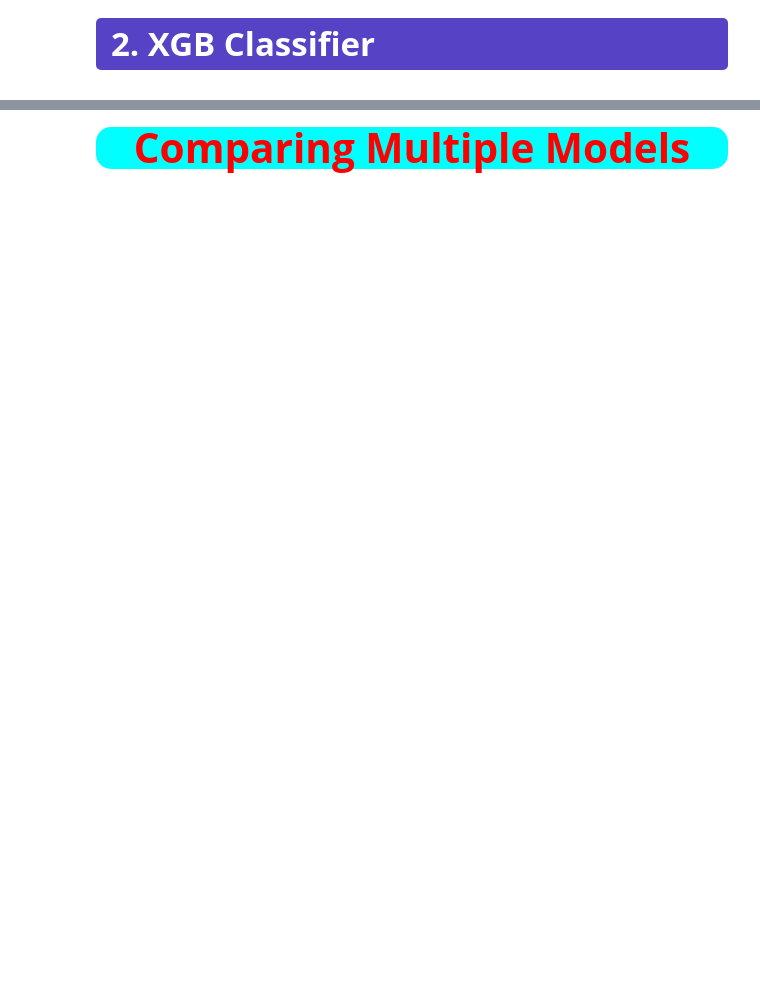
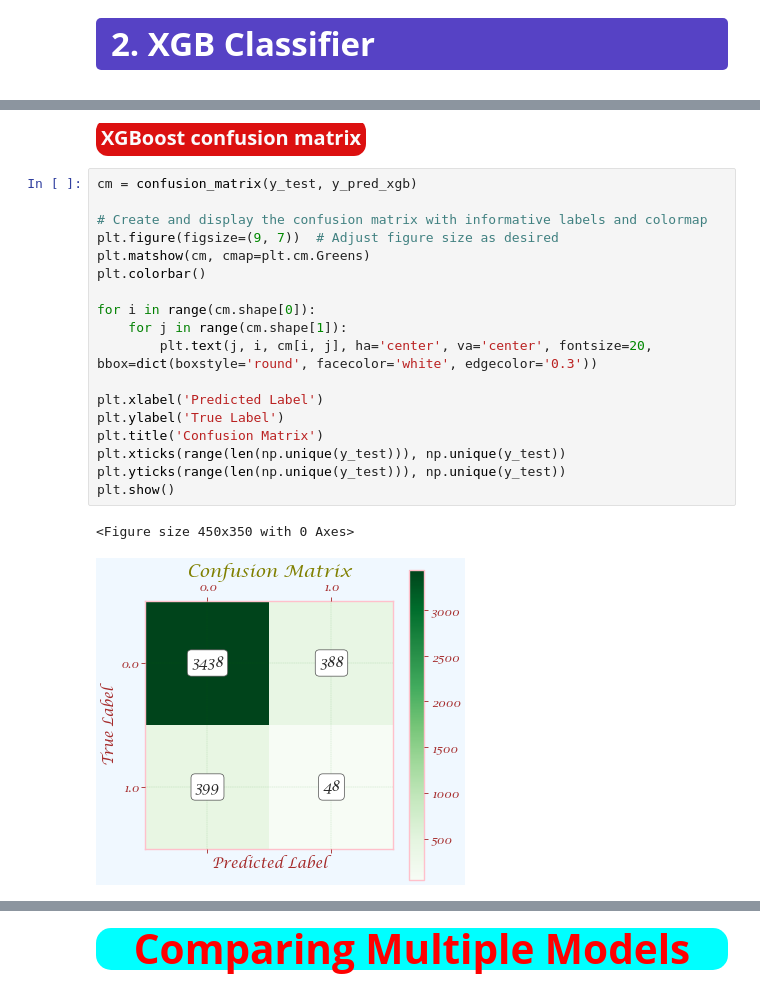
Before and after one commit to Abman2/zero_day, a Jupyter notebook: New folder/code only.ipynb, the cells around one changed output, grey strips where cells are left out. Drawn from its saved outputs; the diff is of its cells as text; blank space fills up the shorter version.

```diff
--- a/New folder/code only.ipynb
+++ b/New folder/code only.ipynb
@@ -413,0 +493,23 @@ ModuleNotFoundError: No module named 'xgboost'
+# %% [markdown]
+<span style="background-color:#DC1010; border-radius:12px; font-weight: bold; font-family:Verdana; font-size:20px; color:#FBFAFC;padding:5px ">XGBoost confusion matrix</span>
+# %%
+cm = confusion_matrix(y_test, y_pred_xgb)
+
+# Create and display the confusion matrix with informative labels and colormap
+plt.figure(figsize=(9, 7))  # Adjust figure size as desired
+plt.matshow(cm, cmap=plt.cm.Greens)
+plt.colorbar()
+
+for i in range(cm.shape[0]):
+    for j in range(cm.shape[1]):
+        plt.text(j, i, cm[i, j], ha='center', va='center', fontsize=20, bbox=dict(boxstyle='round', facecolor='white', edgecolor='0.3'))
+
+plt.xlabel('Predicted Label')
+plt.ylabel('True Label')
+plt.title('Confusion Matrix')
+plt.xticks(range(len(np.unique(y_test))), np.unique(y_test))
+plt.yticks(range(len(np.unique(y_test))), np.unique(y_test))
+plt.show()
+# %% [output]
+<Figure size 450x350 with 0 Axes>
+[figure, added]
```
Also changed, not shown: parts of 21 cells of this notebook.
